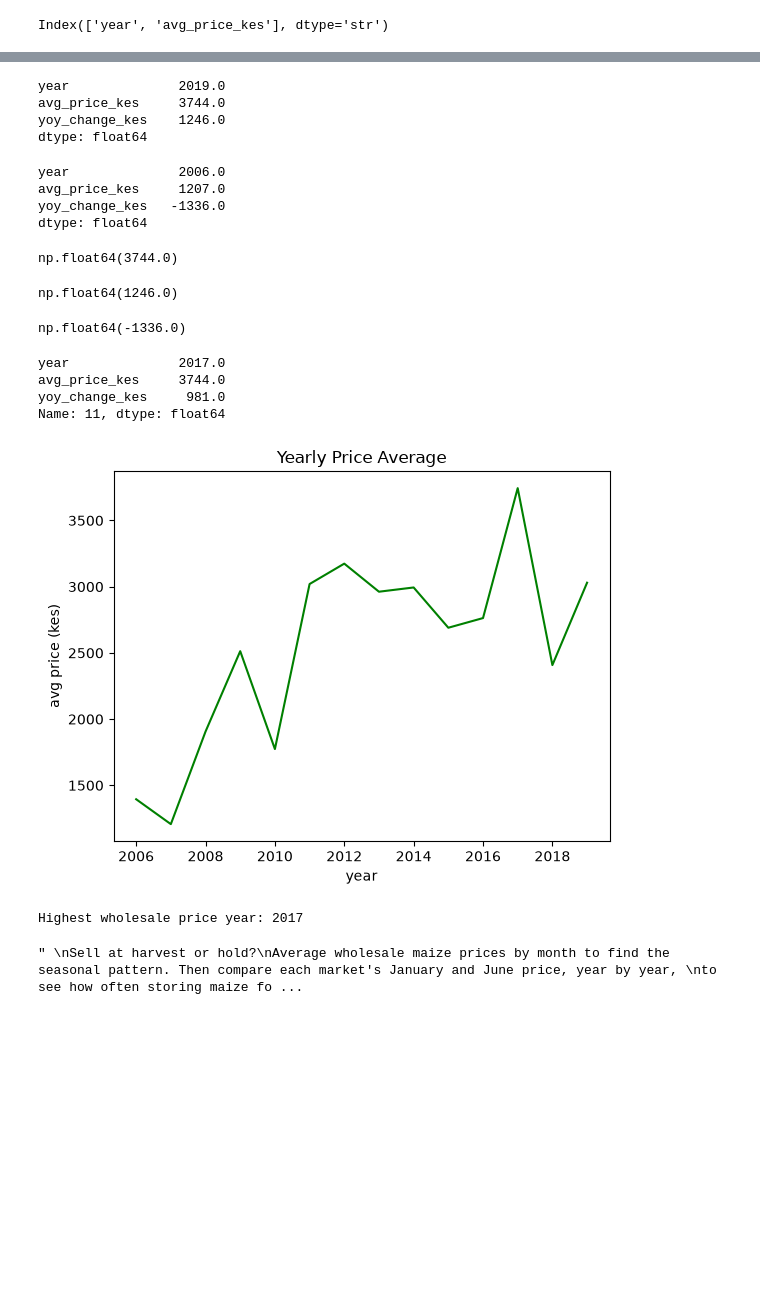
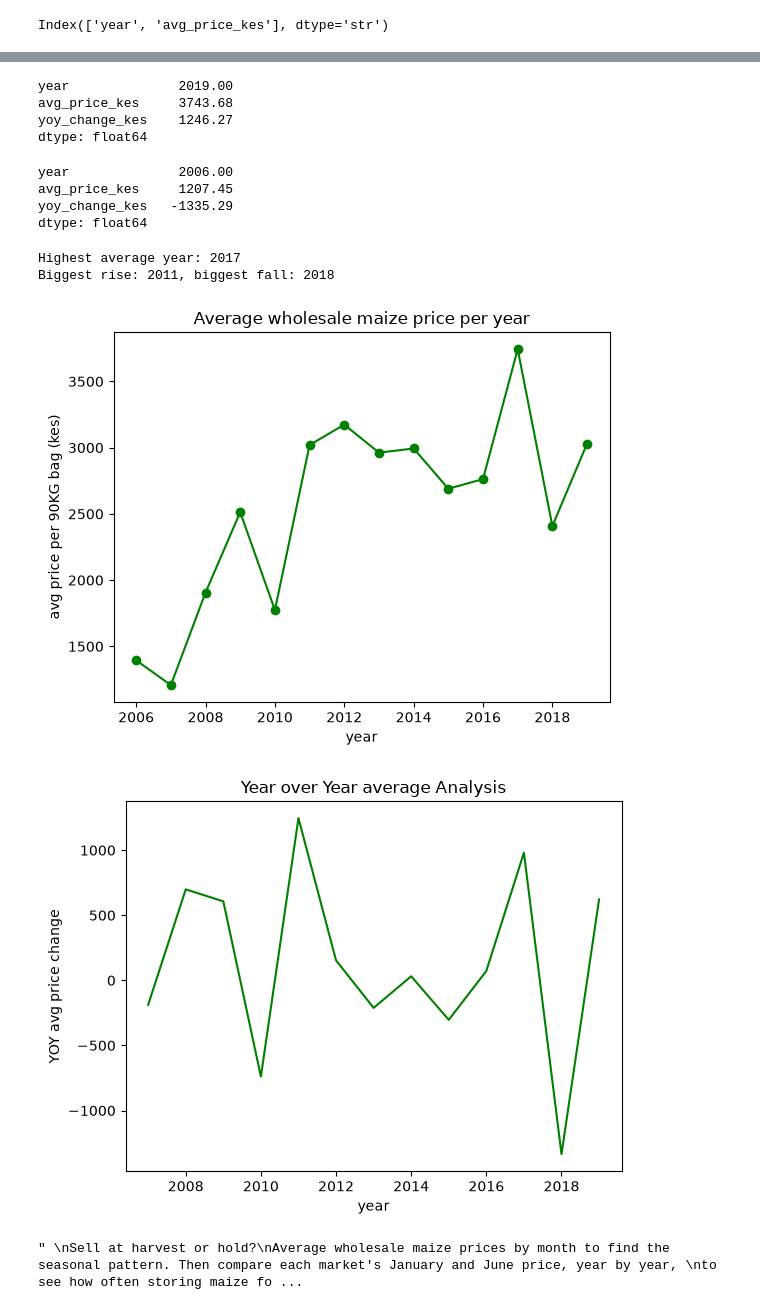
Before and after one commit to rose-odiwuor/food_market_prices, a Jupyter notebook: analysis.ipynb, the cells around one changed output, grey strips where cells are left out. Saved outputs shown, nothing was run; the diff lists cells and outputs as text; code cells hidden in the pictures; blank space fills up the shorter version.

```diff
--- a/analysis.ipynb
+++ b/analysis.ipynb
@@ -217,7 +226,8 @@ df_maize.head(5)
 | 2024 | 2006-04-15 | Rift Valley | Uasin Gishu | Eldoret | Maize | Wholesale | 90 KG | 1277.00 | 17.96 | 2006 | ... |
 | 2025 | 2006-05-15 | Rift Valley | Uasin Gishu | Eldoret | Maize | Wholesale | 90 KG | 1445.26 | 20.16 | 2006 | ... |
 # %%
-yearly_avg = df_maize.groupby("year")["price_kes"].mean().reset_index().round()
+# average wholesale maize price per bag for each year
+yearly_avg = df_maize.groupby("year")["price_kes"].mean().reset_index().round(2)
 yearly_avg
 # %% [output]
 |  | year | price_kes |
@@ -262,57 +274,49 @@ yearly_avg
 # %%
 yearly_avg.max()
 # %% [output]
-year              2019.0
-avg_price_kes     3744.0
-yoy_change_kes    1246.0
+year              2019.00
+avg_price_kes     3743.68
+yoy_change_kes    1246.27
 dtype: float64
 # %%
 yearly_avg.min()
 # %% [output]
-year              2006.0
-avg_price_kes     1207.0
-yoy_change_kes   -1336.0
+year              2006.00
+avg_price_kes     1207.45
+yoy_change_kes   -1335.29
 dtype: float64
-# %%
-yearly_avg["avg_price_kes"].max()
-# %% [output]
-np.float64(3744.0)
-# %%
-yearly_avg["yoy_change_kes"].max()
-# %% [output]
-np.float64(1246.0)
-# %%
-yearly_avg["yoy_change_kes"].min()
-# %% [output]
-np.float64(-1336.0)
 # %%
-yearly_avg.loc[yearly_avg["avg_price_kes"].idxmax()]
+# Which year had the highest average wholesale maize price?
+# Which year saw the biggest rise, and which saw the biggest fall, compared with the year before?
+
+highest_year = yearly_avg.loc[yearly_avg["avg_price_kes"].idxmax(), "year"]
+biggest_rise = yearly_avg.loc[yearly_avg["yoy_change_kes"].idxmax(), "year"]
+biggest_fall = yearly_avg.loc[yearly_avg["yoy_change_kes"].idxmin(), "year"]
+print(f"Highest average year: {highest_year}")
+print(f"Biggest rise: {biggest_rise}, biggest fall: {biggest_fall}")
 # %% [output]
-year              2017.0
-avg_price_kes     3744.0
-yoy_change_kes     981.0
-Name: 11, dtype: float64
+Highest average year: 2017
+Biggest rise: 2011, biggest fall: 2018
 # %%
 # Plot the yearly average as a line chart with the price in KES on the y-axis.
 # x axis -> year
 # y axis -> avg_price_kes
 
-plt.plot(yearly_avg["year"], yearly_avg["avg_price_kes"], color="green")
-plt.title("Yearly Price Average")
+plt.plot(yearly_avg["year"], yearly_avg["avg_price_kes"], color="green", marker="o")
+plt.title("Average wholesale maize price per year")
 plt.xlabel("year")
-plt.ylabel("avg price (kes)")
+plt.ylabel("avg price per 90KG bag (kes)")
 plt.show()
 # %% [output]
-[figure, old version]
+[figure, new version]
-# %%
-print(f"Highest wholesale price year: {yearly_avg.loc[yearly_avg['avg_price_kes'].idxmax(), 'year']}")
-# # Highest wholesale price year: 2017
-# # Biggest rise: 2011
-# # Biggest fall: 2018
-
-# yearly_avg.loc[yearly_avg['avg_price_kes'].idxmax(), 'year']
-# %% [output]
-Highest wholesale price year: 2017
+# %%
+plt.plot(yearly_avg["year"], yearly_avg["yoy_change_kes"], color="green")
+plt.title("Year over Year average Analysis")
+plt.xlabel("year")
+plt.ylabel("YOY avg price change")
+plt.show()
+# %% [output]
+[figure, added]
 # %%
 """
 Sell at harvest or hold?
```
Also changed, not shown: parts of 46 cells of this notebook, 4 other files.
